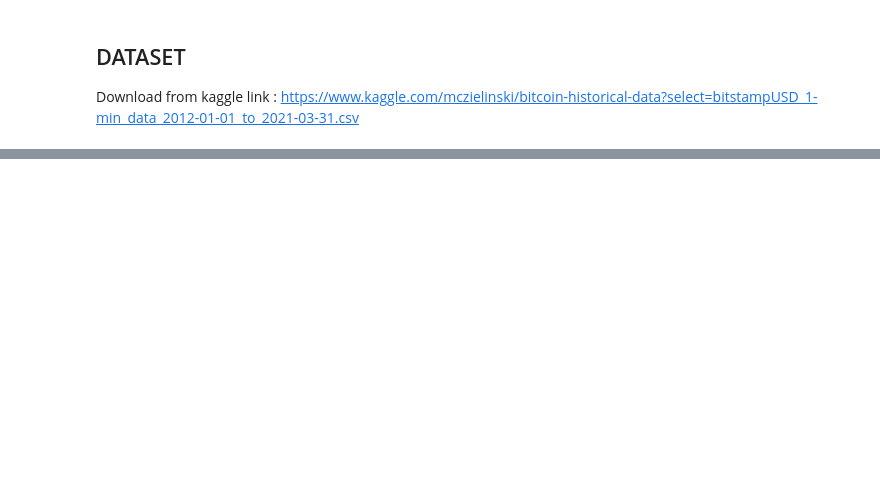
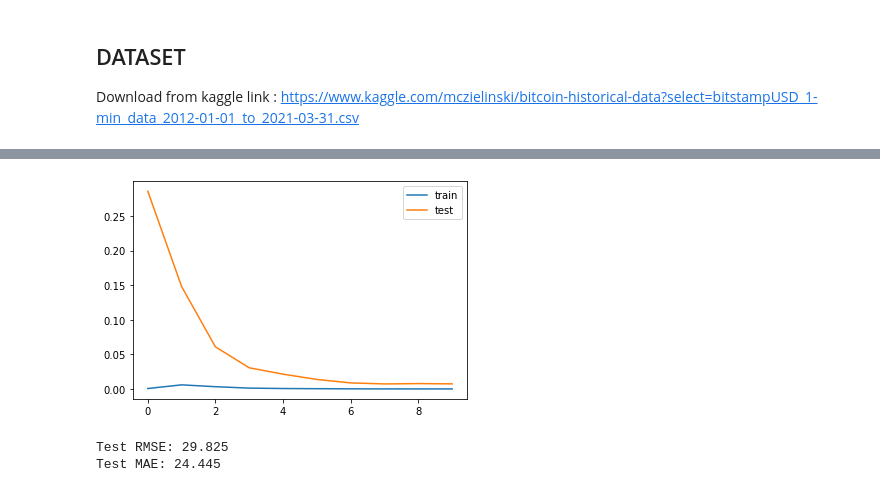
Before and after one commit to albertchristian92/Submission_Dicoding_Time-Series, a Jupyter notebook: Submission_NLP_time series.ipynb, the cells around one changed output, grey strips where cells are left out. Cells and saved outputs as stored; diff of their text form; code cells hidden in the pictures; blank space fills up the shorter version.

Commit message:
LSTM works well for submission dicoding

```diff
--- a/Submission_NLP_time series.ipynb
+++ b/Submission_NLP_time series.ipynb
@@ -191,0 +77,34 @@ ValueError: in user code:
+# %%
+#Waktu prediksi harga btc
+pred_range = 120
+data_train= Harga_btc[:len(Harga_btc)-pred_range].values.reshape(-1,1)
+data_test= Harga_btc[len(Harga_btc)-pred_range:].values.reshape(-1,1)
+
+scaler_train = MinMaxScaler(feature_range=(0, 1))
+scaled_train = scaler_train.fit_transform(data_train)
+
+scaler_test = MinMaxScaler(feature_range=(0, 1))
+scaled_test = scaler_test.fit_transform(data_test)
+# %%
+#pre-process dataset untuk mencari label Y
+def preprocess_dataset(dataset, look_back=1):
+    dataX, dataY = [], []
+    for i in range(len(dataset) - look_back):
+        a = dataset[i:(i + look_back), 0]
+        dataX.append(a)
+        dataY.append(dataset[i + look_back, 0])
+    npx = np.array(dataX)
+    npy = np.array(dataY)
+    rshapeX = np.reshape(npx, (npx.shape[0], 1, npx.shape[1]))
+    return rshapeX, npy
+
+train_x, train_y = preprocess_dataset(scaled_train)
+test_x, test_y = preprocess_dataset(scaled_test)
+# %%
+#define model
+model = Sequential()
+model.add(LSTM(units = 128, activation = 'relu',return_sequences=True, input_shape = (train_x.shape[1], train_x.shape[2])))
+model.add(LSTM(units = 64, input_shape = (train_x.shape[1], train_x.shape[2]),return_sequences=True))
+model.add(LSTM(units = 32, dropout=0.2))
+model.add(Dense(units = 1))
+model.summary()
@@ -191,0 +128,5 @@ ValueError: in user code:
+# %%
+#compile model dan fit
+model.compile(optimizer = 'adam', loss = 'mean_squared_error', metrics=["mae"])
+callback = EarlyStopping(monitor='loss', patience=5) #callback untuk stop berdasarkan loss
+history = model.fit(train_x, train_y, batch_size = 2048, epochs = 10, verbose=1, shuffle=False, validation_data=(test_x, test_y), callbacks=[callback])
@@ -191,0 +139,8 @@ ValueError: in user code:
+# %%
+#plot history loss
+pyplot.plot(history.history['loss'], label='train')
+pyplot.plot(history.history['val_loss'], label='test')
+pyplot.legend()
+pyplot.show()
+# %% [output]
+[figure, added]
@@ -191,0 +153,9 @@ ValueError: in user code:
+# %%
+rmse = sqrt(mean_squared_error(true, pred_harga_BTC))
+print('Test RMSE: %.3f' % rmse)
+
+mae = mean_absolute_error(true, pred_harga_BTC)
+print('Test MAE: %.3f' % mae)
+# %% [output]
+Test RMSE: 29.825
+Test MAE: 24.445
```
Also changed, not shown: parts of 38 cells of this notebook.
